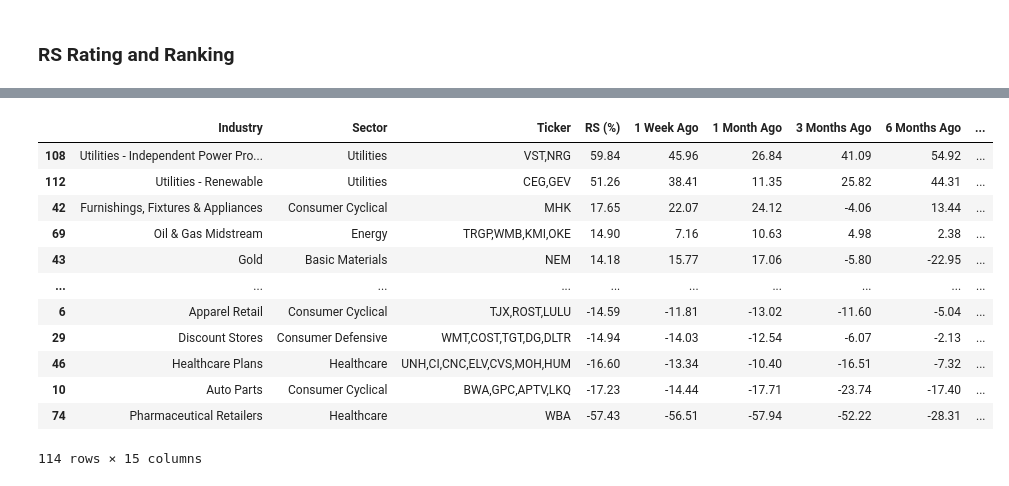
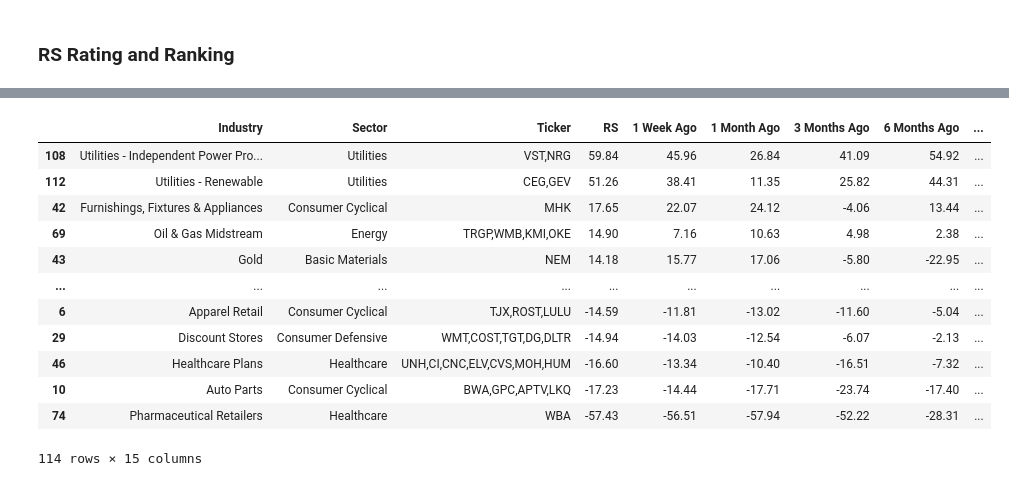
Before and after one commit to yorkjong/rs_rating, a Jupyter notebook: notebooks/rsm.ipynb, the cells around one changed output, grey strips where cells are left out. Cells and saved outputs as stored; diff of their text form; code cells hidden in the pictures.

Commit message:
fix: replace 'RS (%)' with 'RS' in "Display industry_df" section

```diff
--- a/notebooks/rsm.ipynb
+++ b/notebooks/rsm.ipynb
@@ -128,18 +128,18 @@ Your "SPX_stocks_2y_SMA_20241006.csv" is in the "out" folder.
 # %%
 # @title Display industry_df
 
 from rs_rating.ranking_utils import groupby_industry, append_ratings
 
-rs_columns = ['RS (%)', '1 Week Ago',
+rs_columns = ['RS', '1 Week Ago',
               '1 Month Ago', '3 Months Ago', '6 Months Ago', '9 Months Ago']
 columns =  ['Sector', 'Ticker'] + rs_columns
-industry_df = groupby_industry(stock_df, columns, key='RS (%)')
+industry_df = groupby_industry(stock_df, columns, key='RS')
 
-industry_df = industry_df.sort_values(by='RS (%)', ascending=False)
+industry_df = industry_df.sort_values(by='RS', ascending=False)
 industry_df = append_ratings(industry_df, rs_columns)
 data_table.DataTable(industry_df, include_index=False, num_rows_per_page=20)
 # %% [output]
-|  | Industry | Sector | Ticker | RS (%) | 1 Week Ago | 1 Month Ago | 3 Months Ago | 6 Months Ago | ... |
+|  | Industry | Sector | Ticker | RS | 1 Week Ago | 1 Month Ago | 3 Months Ago | 6 Months Ago | ... |
 | 108 | Utilities - Independent Power Pro... | Utilities | VST,NRG | 59.84 | 45.96 | 26.84 | 41.09 | 54.92 | ... |
 | 112 | Utilities - Renewable | Utilities | CEG,GEV | 51.26 | 38.41 | 11.35 | 25.82 | 44.31 | ... |
 | 42 | Furnishings, Fixtures & Appliances | Consumer Cyclical | MHK | 17.65 | 22.07 | 24.12 | -4.06 | 13.44 | ... |
```
Also changed, not shown: parts of 2 cells of this notebook.
